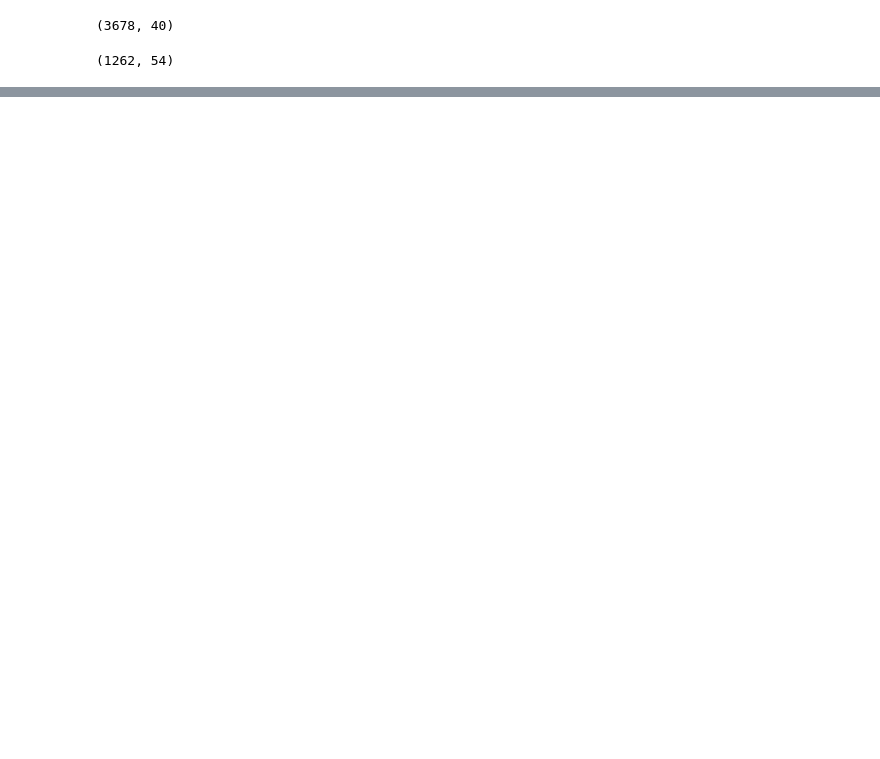
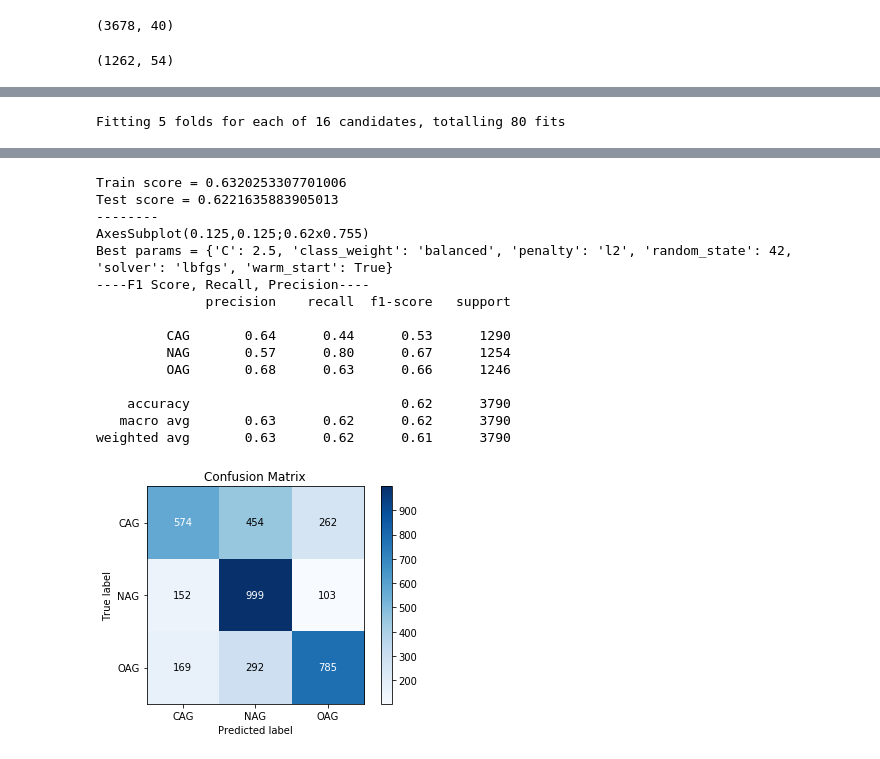
Before and after one commit to rachitsaksena/Multilingual-Agression-Classification, a Jupyter notebook: Data Models/bag of words.ipynb, the cells around one changed output, grey strips where cells are left out. Drawn from its saved outputs; the diff is of its cells as text; code cells hidden in the pictures; blank space fills up the shorter version.

```diff
--- a/Data Models/bag of words.ipynb
+++ b/Data Models/bag of words.ipynb
@@ -83,5 +88,3 @@ def run_the_mn_models(model, X_train, X_test, Y_tr, Y_te):
 #     print('----ROC AUC CURVE SCORE----')
 #     print("ROC AUC CURVE SCORE FOR TEST: ",roc_auc_score(y_test, predictions))
 #     print("ROC AUC CURVE SCORE FOR TRAIN: ",roc_auc_score(y_train, predictions_train))
-# %%
-run_the_mn_models("mnb1", X_train_text_df, X_test_text_df, y_train, y_test)
@@ -192,0 +175,4 @@ weighted avg       0.71      0.77      0.73      1262
+# %%
+run_the_lr_models("lr2", X_train, X_test, Y_train, Y_test)
+# %% [output]
+Fitting 5 folds for each of 16 candidates, totalling 80 fits
@@ -193,3 +182,19 @@ weighted avg       0.71      0.77      0.73      1262
+Train score = 0.6320253307701006
+Test score = 0.6221635883905013
+--------
+AxesSubplot(0.125,0.125;0.62x0.755)
+Best params = {'C': 2.5, 'class_weight': 'balanced', 'penalty': 'l2', 'random_state': 42, 'solver': 'lbfgs', 'warm_start': True}
+----F1 Score, Recall, Precision----
+              precision    recall  f1-score   support
+
+         CAG       0.64      0.44      0.53      1290
+         NAG       0.57      0.80      0.67      1254
+         OAG       0.68      0.63      0.66      1246
+
+    accuracy                           0.62      3790
+   macro avg       0.63      0.62      0.62      3790
+weighted avg       0.63      0.62      0.61      3790
+[figure, added]
 # %%
 def run_the_sv_models(model, X_train, X_test, Y_tr, Y_te):
     X_train_text_df, X_test_text_df, y_train, y_test = X_train, X_test, Y_tr, Y_te
```
Also changed, not shown: parts of 11 cells of this notebook, 1 other file.
